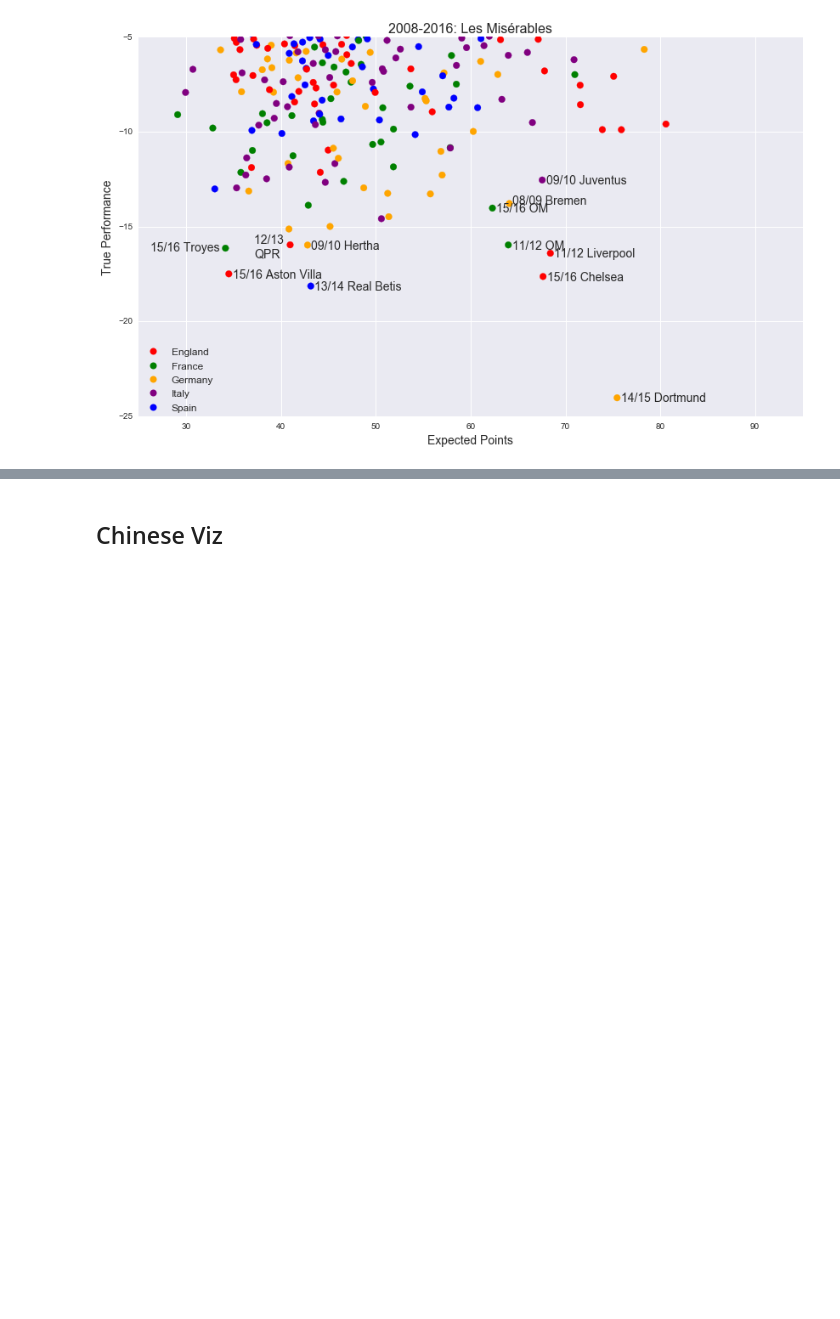
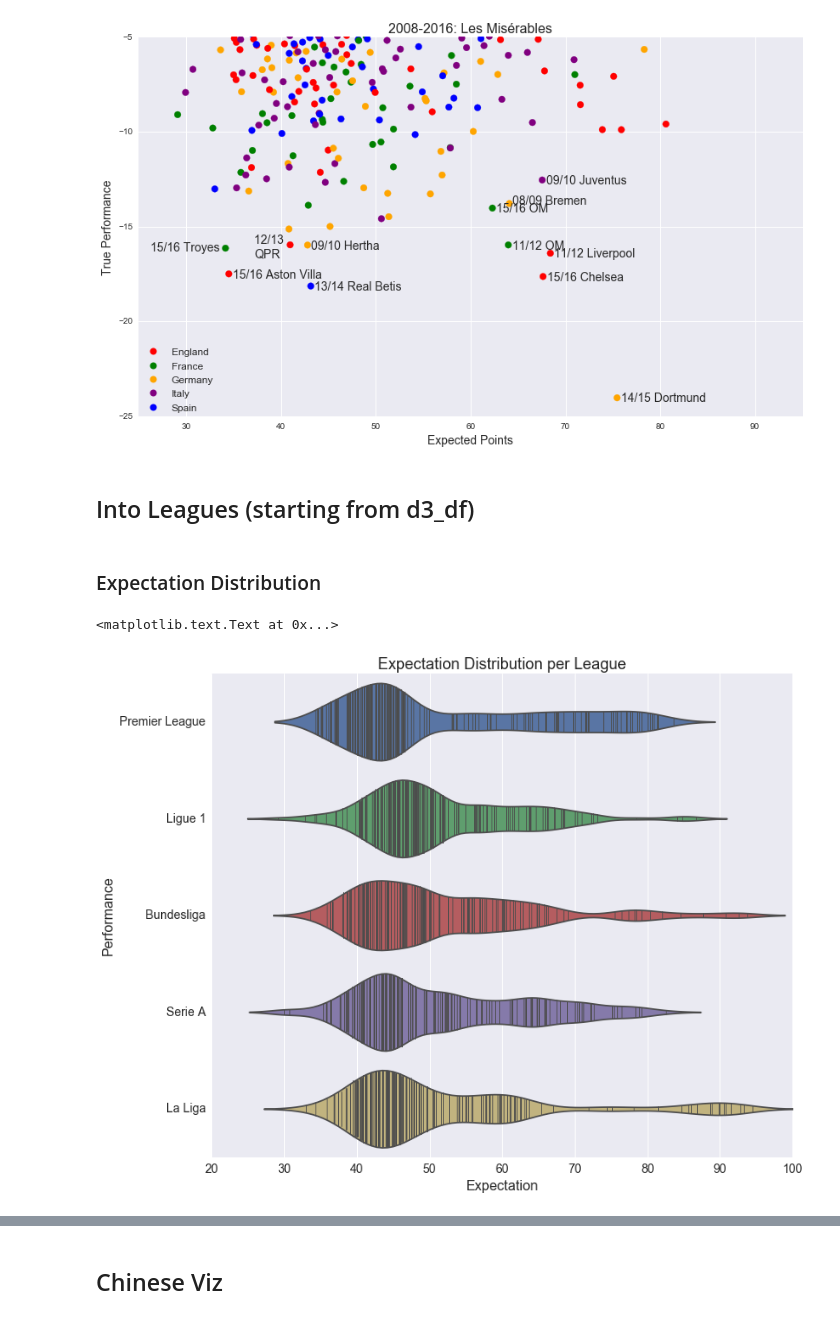
Before and after one commit to Jiaxigu/eu-football-analysis, a Jupyter notebook: eusoccer.ipynb, the cells around one changed output, grey strips where cells are left out. Saved outputs shown, nothing was run; the diff lists cells and outputs as text; code cells hidden in the pictures; blank space fills up the shorter version.

```diff
--- a/eusoccer.ipynb
+++ b/eusoccer.ipynb
@@ -386,3 +388,19 @@ ax.annotate('08/09 Bremen', xy=(64.4, -13.8), fontsize=14)
 # %% [output]
 <matplotlib.text.Annotation at 0x...>
 [figure]
+# %% [markdown]
+## Into Leagues (starting from d3_df)
+# %% [markdown]
+### Expectation Distribution
+# %%
+plt.figure(figsize=(12, 10))
+sns.violinplot(x='exp', y='lg', data=d3_df, bw=.2, inner='stick', scale='count')
+plt.xlim(20, 100)
+plt.xticks(fontsize=14)
+plt.yticks(fontsize=14)
+plt.xlabel('Expectation', fontsize=16)
+plt.ylabel('Performance', fontsize=16)
+plt.title('Expectation Distribution per League', fontsize=18)
+# %% [output]
+<matplotlib.text.Text at 0x...>
+[figure, added]
```
Also changed, not shown: parts of 12 cells of this notebook, 4 other files.
